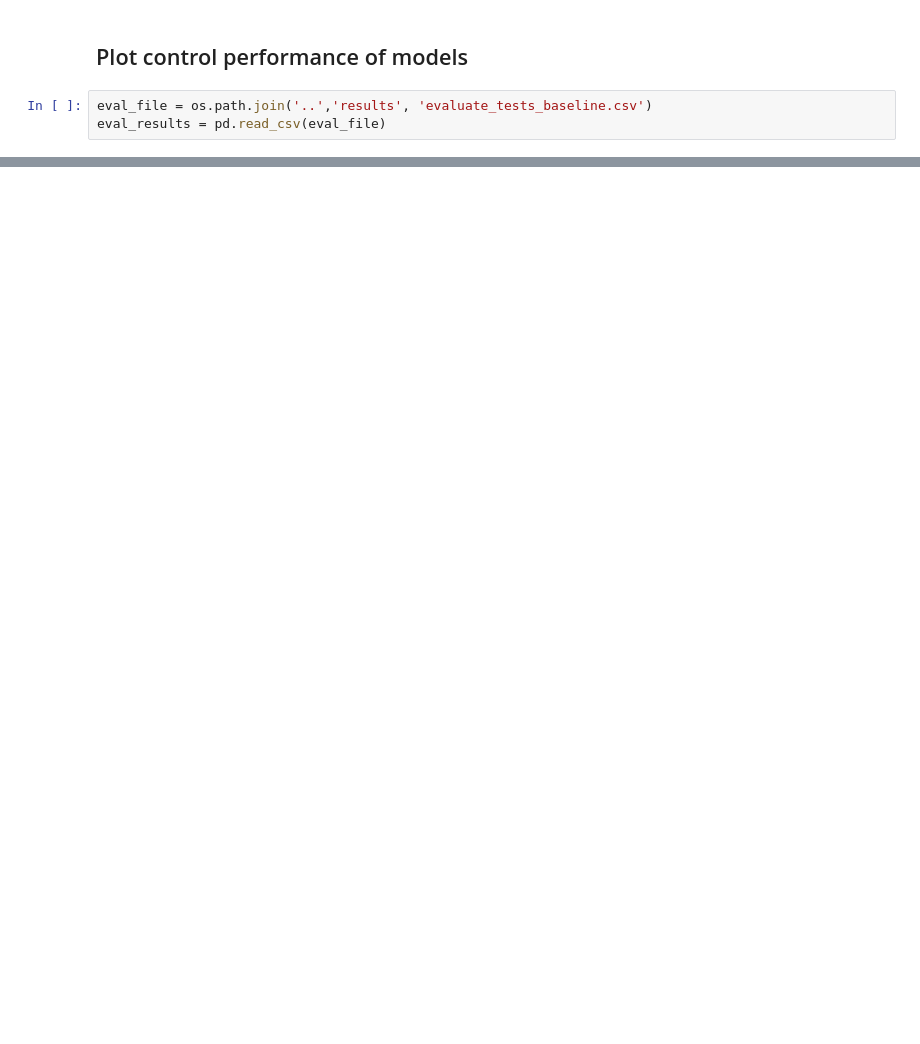
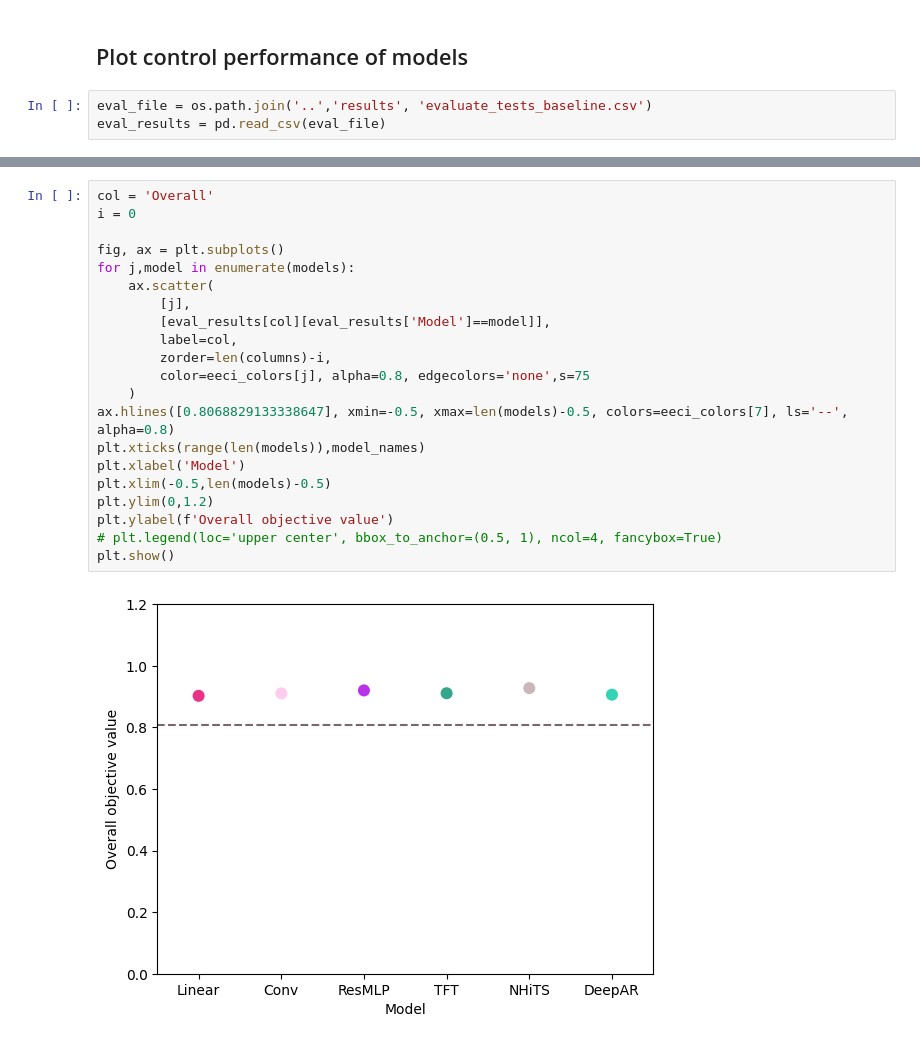
Before and after one commit to EECi/Annex_37, a Jupyter notebook: plots/plot_model_comparisons.ipynb, the cells around one changed output, grey strips where cells are left out. Drawn from its saved outputs; the diff is of its cells as text; blank space fills up the shorter version.

```diff
--- a/plots/plot_model_comparisons.ipynb
+++ b/plots/plot_model_comparisons.ipynb
@@ -151,0 +156,23 @@ plt.show()
+# %%
+col = 'Overall'
+i = 0
+
+fig, ax = plt.subplots()
+for j,model in enumerate(models):
+    ax.scatter(
+        [j],
+        [eval_results[col][eval_results['Model']==model]],
+        label=col,
+        zorder=len(columns)-i,
+        color=eeci_colors[j], alpha=0.8, edgecolors='none',s=75
+    )
+ax.hlines([0.8068829133338647], xmin=-0.5, xmax=len(models)-0.5, colors=eeci_colors[7], ls='--', alpha=0.8)
+plt.xticks(range(len(models)),model_names)
+plt.xlabel('Model')
+plt.xlim(-0.5,len(models)-0.5)
+plt.ylim(0,1.2)
+plt.ylabel(f'Overall objective value')
+# plt.legend(loc='upper center', bbox_to_anchor=(0.5, 1), ncol=4, fancybox=True)
+plt.show()
+# %% [output]
+[figure, added]
```
Also changed, not shown: parts of 6 cells of this notebook, 6 other files.
